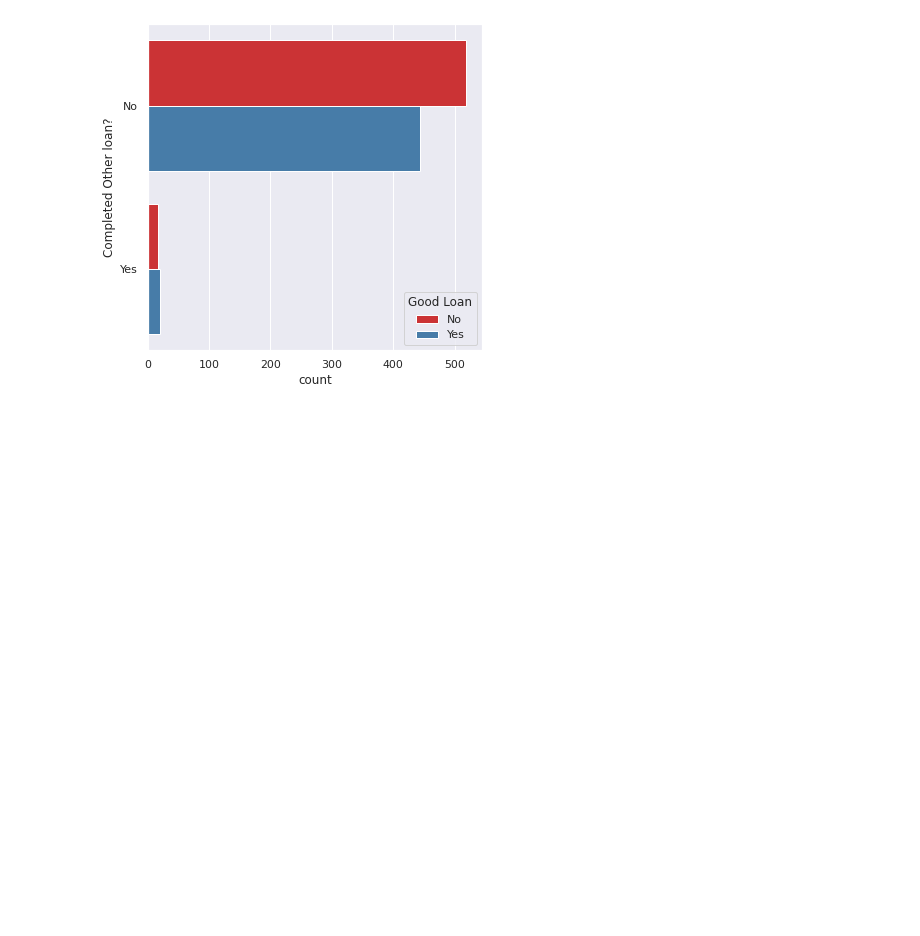
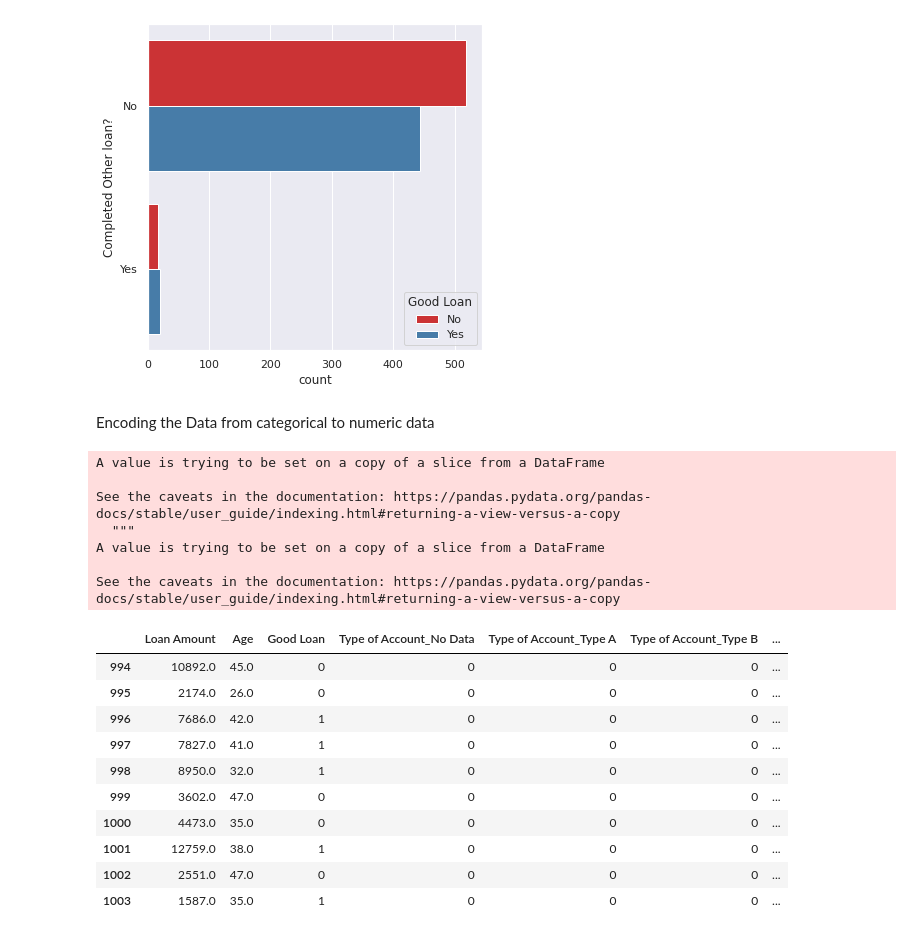
Before and after one commit to Highashikata/Data-Science---Bad-or-Good-Customer-to-give-a-Loan-to-, a Jupyter notebook: Data_Science_Good_or_Bad_Customer_to_give_a_loan_to.ipynb, the cells around one changed output. Drawn from its saved outputs; the diff is of its cells as text; code cells hidden in the pictures; blank space fills up the shorter version.

```diff
--- a/Data_Science_Good_or_Bad_Customer_to_give_a_loan_to.ipynb
+++ b/Data_Science_Good_or_Bad_Customer_to_give_a_loan_to.ipynb
@@ -378,3 +378,34 @@ for feature in features:
 [figure]
 [figure]
 [figure]
+# %% [markdown]
+Encoding the Data from categorical to numeric data
+# %%
+# Encoding the Data
+# df = pd.get_dummies(df, columns = features)
+
+# changing the Good Loan Values from Y/N to 1s & 0s
+df['Good Loan'][df['Good Loan'] == "Yes"] = 1
+df['Good Loan'][df['Good Loan'] == "No"] = 0
+
+# Displaying the Data
+df.tail(10)
+# %% [output]
+A value is trying to be set on a copy of a slice from a DataFrame
+
+See the caveats in the documentation: https://pandas.pydata.org/pandas-docs/stable/user_guide/indexing.html#returning-a-view-versus-a-copy
+  """
+A value is trying to be set on a copy of a slice from a DataFrame
+
+See the caveats in the documentation: https://pandas.pydata.org/pandas-docs/stable/user_guide/indexing.html#returning-a-view-versus-a-copy
+|  | Loan Amount | Age | Good Loan | Type of Account_No Data | Type of Account_Type A | Type of Account_Type B | ... |
+| 994 | 10892.0 | 45.0 | 0 | 0 | 0 | 0 | ... |
+| 995 | 2174.0 | 26.0 | 0 | 0 | 0 | 0 | ... |
+| 996 | 7686.0 | 42.0 | 1 | 0 | 0 | 0 | ... |
+| 997 | 7827.0 | 41.0 | 1 | 0 | 0 | 0 | ... |
+| 998 | 8950.0 | 32.0 | 1 | 0 | 0 | 0 | ... |
+| 999 | 3602.0 | 47.0 | 0 | 0 | 0 | 0 | ... |
+| 1000 | 4473.0 | 35.0 | 0 | 0 | 0 | 0 | ... |
+| 1001 | 12759.0 | 38.0 | 1 | 0 | 0 | 0 | ... |
+| 1002 | 2551.0 | 47.0 | 0 | 0 | 0 | 0 | ... |
+| 1003 | 1587.0 | 35.0 | 1 | 0 | 0 | 0 | ... |
```
Also changed, not shown: parts of 3 cells of this notebook.
